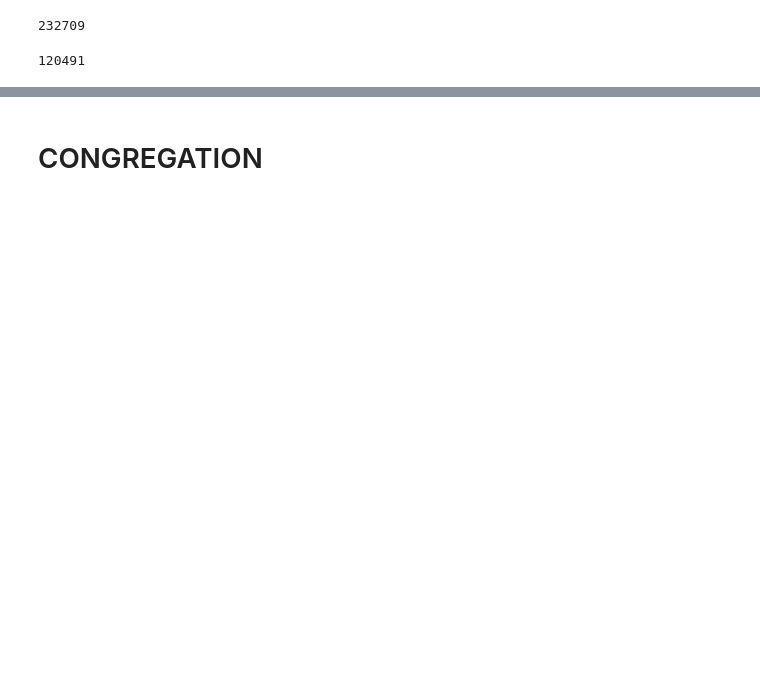
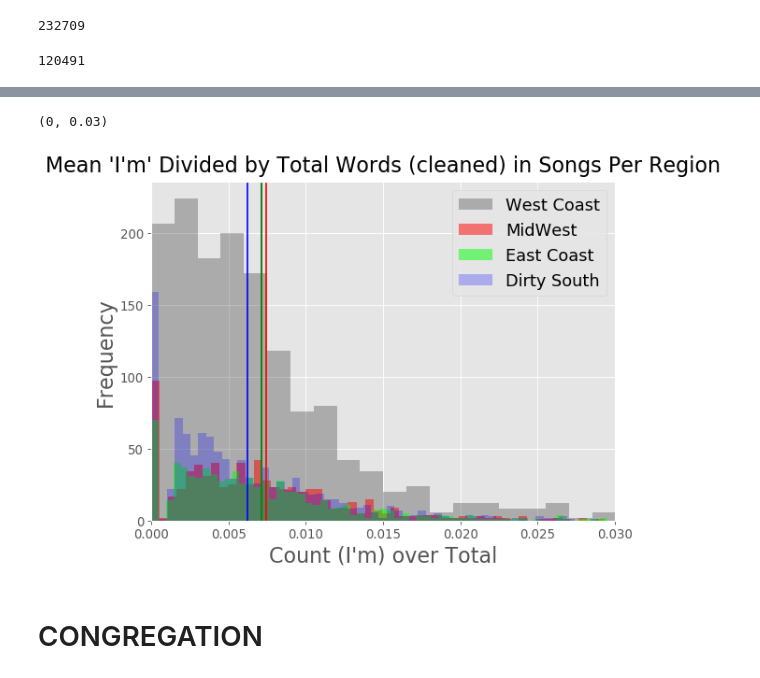
Before and after one commit to mdhwang/What-We-Talkin-Bout, a Jupyter notebook: Text Cleaner (Stop Words and Processing).ipynb, the cells around one changed output, grey strips where cells are left out. Drawn from its saved outputs; the diff is of its cells as text; code cells hidden in the pictures; blank space fills up the shorter version.

```diff
--- a/Text Cleaner (Stop Words and Processing).ipynb
+++ b/Text Cleaner (Stop Words and Processing).ipynb
@@ -60,0 +129,22 @@ hello['im_ratio'].plot.hist(bins=100)
+# %%
+from matplotlib.pyplot import figure
+
+plt.style.use('ggplot')
+figure(num=None, figsize=(8, 6), dpi=80, facecolor='w', edgecolor='k')
+plt.hist(WC_im_vals, bins = 100,label="West Coast",color='k',fc=(0, 0, 0, 0.25));
+plt.hist(MW_im_vals, bins = 100,label="MidWest",color='r',fc=(1, 0, 0, 0.5));
+plt.hist(EC_im_vals, bins = 100,label="East Coast",color='g',fc=(0, 1, 0, 0.5));
+plt.hist(DS_im_vals, bins = 100,label="Dirty South",color='b',fc=(0, 0, 1, 0.25));
+plt.title("Mean 'I'm' Divided by Total Words (cleaned) in Songs Per Region",size=20,pad=10)
+plt.axvline(0.0071570725045960425,color='grey')
+plt.axvline(0.007414747172680575,color='r')
+plt.axvline(0.007136663857011792,color='g')
+plt.axvline(0.006252517021906888,color='b')
+plt.tick_params(labelsize="large")
+plt.xlabel("Count (I'm) over Total",fontsize="20")
+plt.ylabel("Frequency",fontsize="20")
+plt.legend(prop={'size': 16})
+plt.xlim(0,0.03)
+# %% [output]
+(0, 0.03)
+[figure, added]
```
Also changed, not shown: parts of 23 cells of this notebook, 6 other files.
